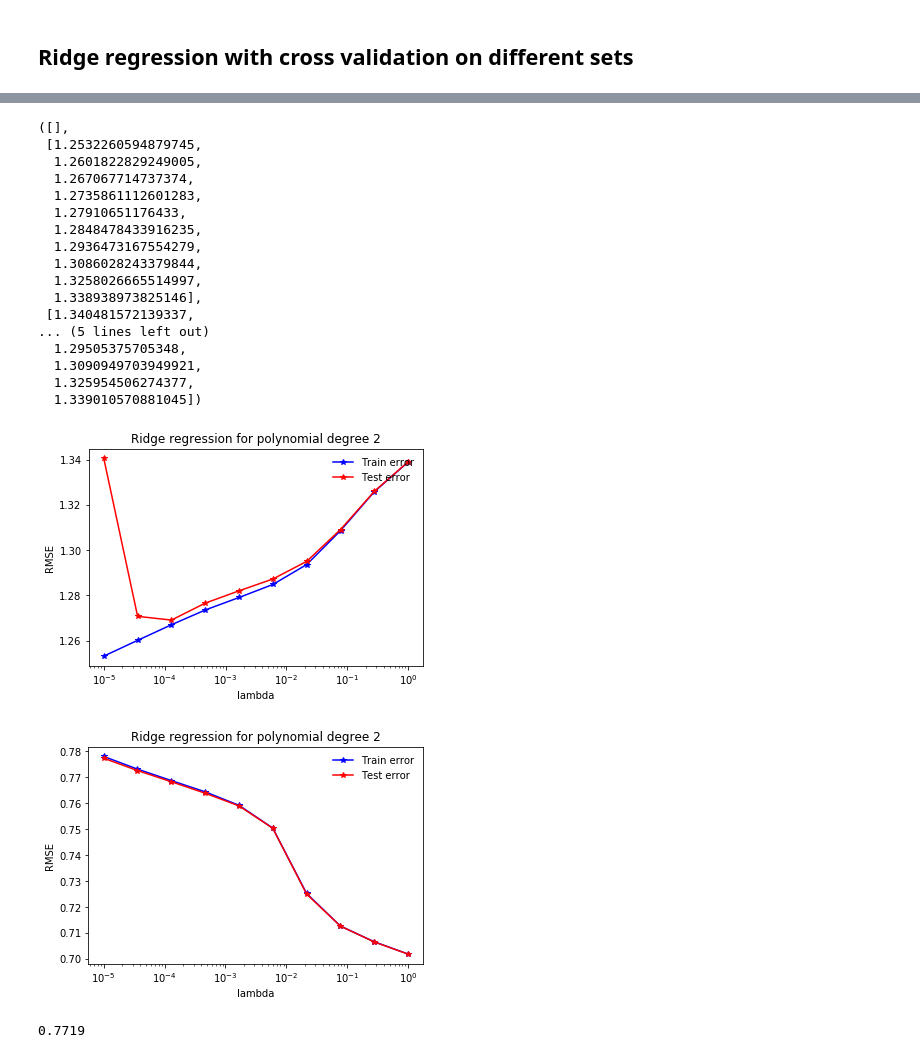
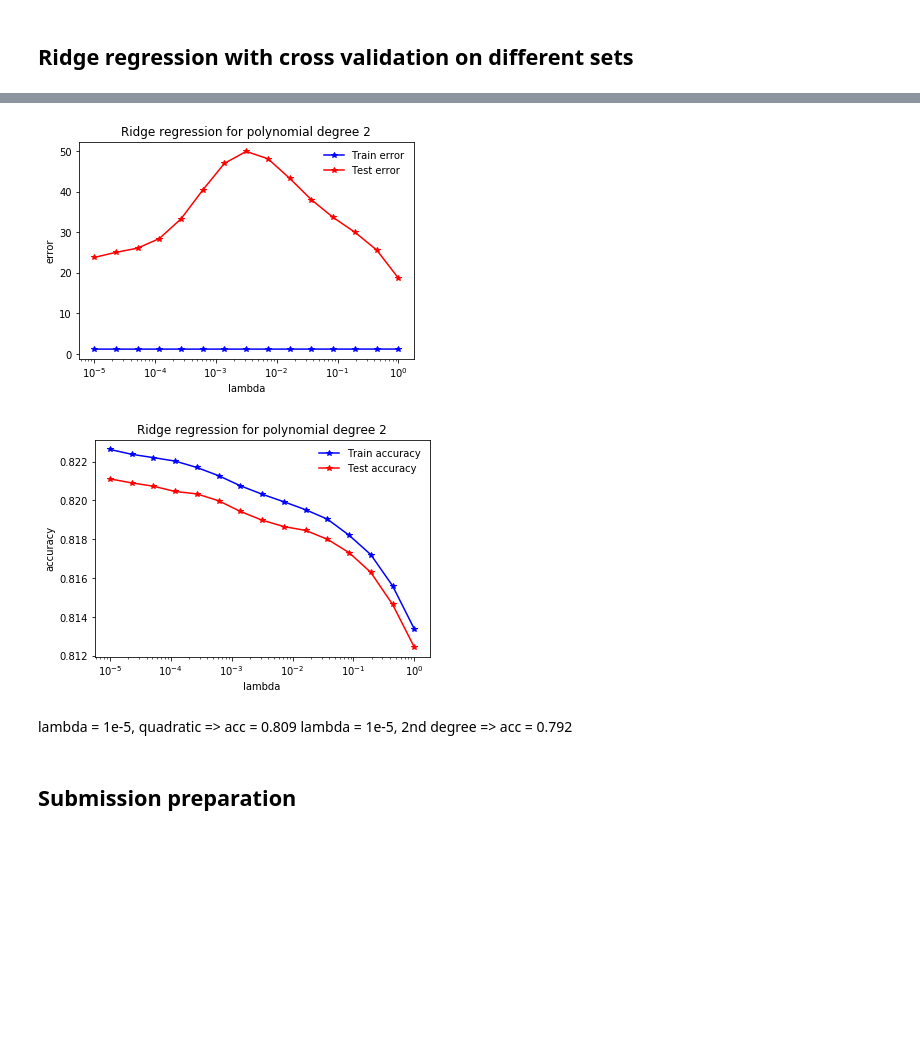
Before and after one commit to dedeswim/ml_project_1, a Jupyter notebook: notebooks/ridge_regression.ipynb, the cells around one changed output, grey strips where cells are left out. Drawn from its saved outputs; the diff is of its cells as text; code cells hidden in the pictures; blank space fills up the shorter version.

Commit message:
More improvements in Ridge Regression

```diff
--- a/notebooks/ridge_regression.ipynb
+++ b/notebooks/ridge_regression.ipynb
@@ -360,8 +333,8 @@ def ridge_regression_cross_degree_search_sets(x, y, lambda_, degrees, k):
 # %%
 lambda_ = 1e-5
-degrees = range(8)
+degrees = range(15)
 k = 5
 
-ws, rmse_tr, rmse_te = ridge_regression_cross_degree_search_sets(x_raw, y, lambda_, degrees, 5)
+ws, rmse_tr, rmse_te = ridge_regression_cross_degree_search_sets(x, y, lambda_, degrees, k)
 # %% [output]
 degree=0, lambda=0.000010, Training RMSE=1.367, Testing RMSE=1.367
@@ -394,17 +374,27 @@ def ridge_regression_cross_lambda_search_sets(x, y, lambdas, k):
 
         for i in x_jet_indexes:
 
+            tx_i = x[x_jet_indexes[i]]
+            y_i = y[x_jet_indexes[i]]
+            tx_del = np.delete(tx_i, jet_indexes[i], axis=1)
+
+            for li in log_indexes:
+                # print(tx_del[:,li].min())
+                tx_del[:,li] = np.apply_along_axis(lambda n: np.log(1 + abs(tx_del[:,li].min()) + n), 0, tx_del[:,li])
+
+
             tx_std = standardize(x[x_jet_indexes[i]])[0]
-            tx_del = np.delete(tx_std, jet_indexes[i], axis=1)
-            tx = build_poly_matrix_quadratic(tx_del)
-            y_i = y[x_jet_indexes[i]]
+            # tx = build_poly_matrix_quadratic(tx_del)
+            tx = build_poly_matrix_vandermonde(tx_del, 10)
+            tx = np.c_[np.ones((y_i.shape[0], 1)), tx]
+
 
             k_indices = build_k_indices(y_i, k, 1)
 
-            tr_loss, te_loss, tr_acc, te_acc = \
+            w, tr_loss, te_loss, tr_acc, te_acc = \
                 cross_validation(y_i, tx, k_indices, k, lambda_, ridge_regression)
 
-            # ws.append(w)
+            ws.append(w)
             te_accs.append(te_acc * x[x_jet_indexes[i]].shape[0])
             tr_accs.append(tr_acc * x[x_jet_indexes[i]].shape[0])
             te_losses.append(te_loss * x[x_jet_indexes[i]].shape[0])
@@ -418,13 +408,24 @@ def ridge_regression_cross_lambda_search_sets(x, y, lambdas, k):
         print("lambda={l:.6f}, Training accuracy={tr:.3f}, Testing accuracy={te:.3f}".format(
                    l=lambda_, tr=acc_tr[ind], te=acc_te[ind]))
 
-    plot_train_test(rmse_tr, rmse_te, lambdas, 2)
-    plot_train_test(acc_tr, acc_te, lambdas, 2)
+    plot_lambda_error(rmse_tr, rmse_te, lambdas, 2)
+    plot_lambda_accuracy(acc_tr, acc_te, lambdas, 2)
 
     return ws, rmse_tr, rmse_te
+# %%
+# Import data
+y, x_raw, ids = load_csv_data('../data/train.csv')
+# %%
+x_jet_indexes = get_jet_indexes(x_raw)
+# x_jet_indexes = get_all(x_raw)
+x = x_raw
+x_mass = np.zeros(x.shape[0])
+x_mass[x[:, 0] == -999] = 1
+x[:, 0][x[:, 0] == -999] = np.median(x[:, 0][x[:, 0] != -999])
+x = np.column_stack((x, x_mass))
 # %%
-lambdas = np.logspace(-5, 0, 10)
+lambdas = np.logspace(-5, 0, 15)
 k = 5
 
-ridge_regression_cross_lambda_search_sets(x_raw, y, lambdas, k)
+_ = ridge_regression_cross_lambda_search_sets(x, y, lambdas, k)
 # %% [output]
@@ -441,19 +447,2 @@ lambda=1.000000, Training accuracy=0.702, Testing accuracy=0.702
-([],
- [1.2532260594879745,
-  1.2601822829249005,
-  1.267067714737374,
-  1.2735861112601283,
-  1.27910651176433,
-  1.2848478433916235,
-  1.2936473167554279,
-  1.3086028243379844,
-  1.3258026665514997,
-  1.338938973825146],
- [1.340481572139337,
-... (5 lines left out)
-  1.29505375705348,
-  1.3090949703949921,
-  1.325954506274377,
-  1.339010570881045])
-[figure, old version]
+[figure, new version]
-[figure, old version]
+[figure, new version]
@@ -469,6 +449,4 @@ loss, w = ridge_regression(y_train, tx_train, lambda_)
-# %%
-y_pred = predict_labels(w, tx_test, mode='linear')
-(y_pred == y_test).sum() / y_test.shape[0]
-# %% [output]
-0.7719
+# %% [markdown]
+lambda = 1e-5, quadratic => acc = 0.809
+lambda = 1e-5, 2nd degree => acc = 0.792
 # %%
@@ -492,0 +481,2 @@ for i in x_jet_indexes:
+# %% [markdown]
+## Submission preparation
```
Also changed, not shown: parts of 25 cells of this notebook, 10 other files.
